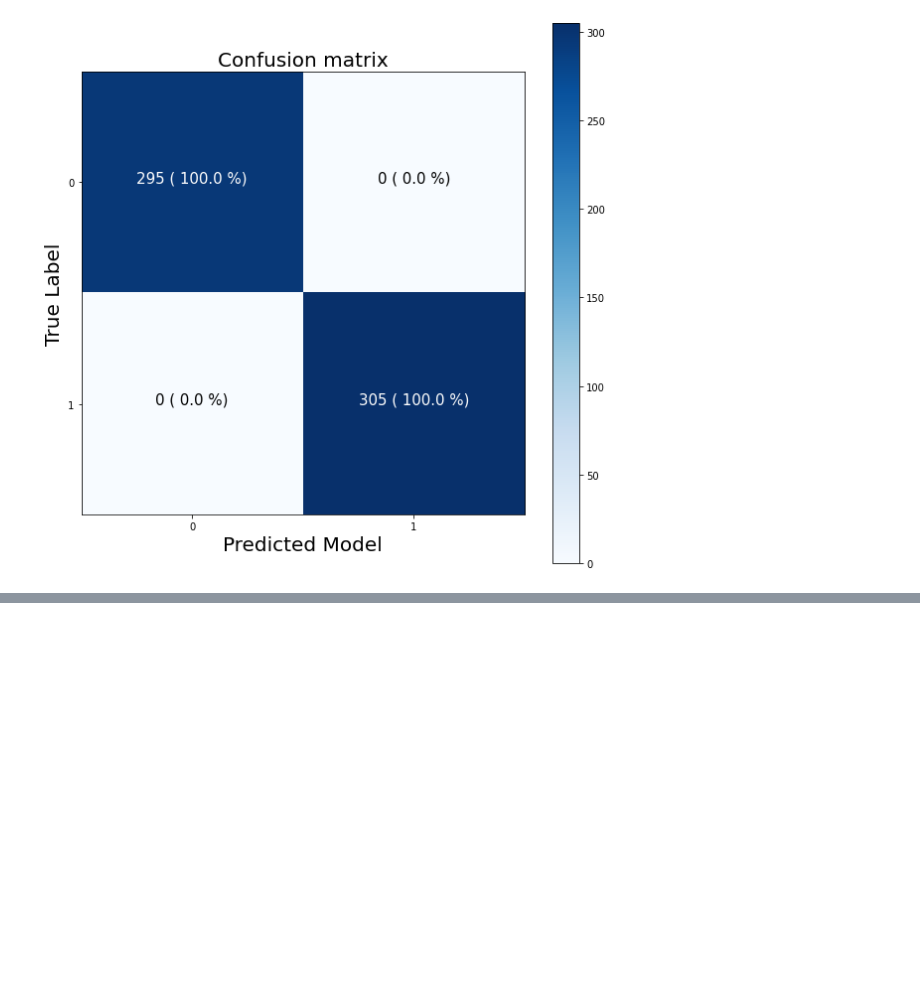
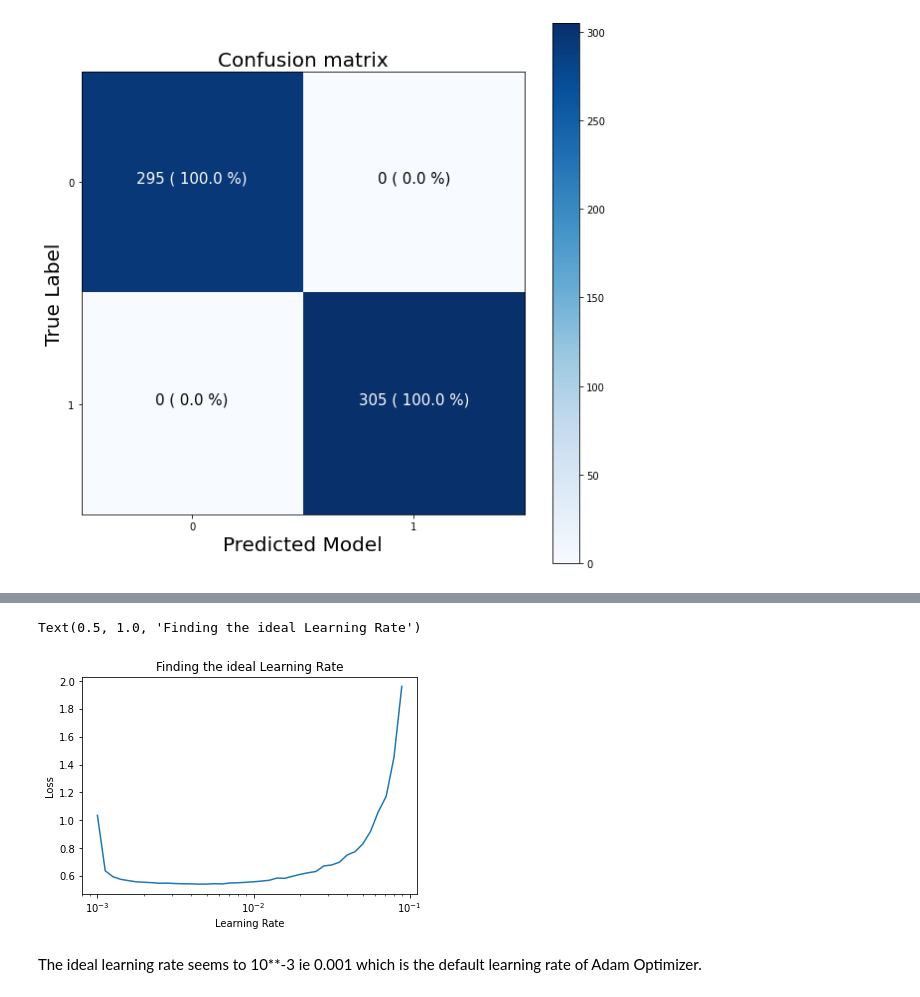
Before and after one commit to AviSaha123/Tensorflow_learnings, a Jupyter notebook: TensorflowClassificationV2.ipynb, the cells around one changed output, grey strips where cells are left out. Cells and saved outputs as stored; diff of their text form; code cells hidden in the pictures; blank space fills up the shorter version.

```diff
--- a/TensorflowClassificationV2.ipynb
+++ b/TensorflowClassificationV2.ipynb
@@ -430,0 +571,11 @@ Epoch 10/10
+# %%
+lrs = 1e-3 * 10**(tf.range(40)/20)
+plt.semilogx(lrs,history10.history['loss'])
+plt.xlabel('Learning Rate')
+plt.ylabel('Loss')
+plt.title('Finding the ideal Learning Rate')
+# %% [output]
+Text(0.5, 1.0, 'Finding the ideal Learning Rate')
+[figure, added]
+# %% [markdown]
+The ideal learning rate seems to 10**-3 ie 0.001 which is the default learning rate of Adam Optimizer.
```
Also changed, not shown: parts of 19 cells of this notebook.
